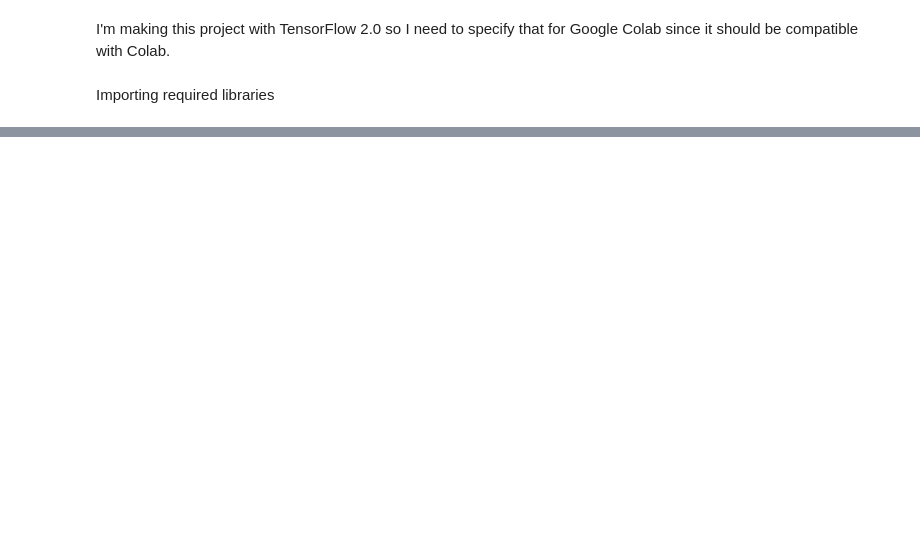
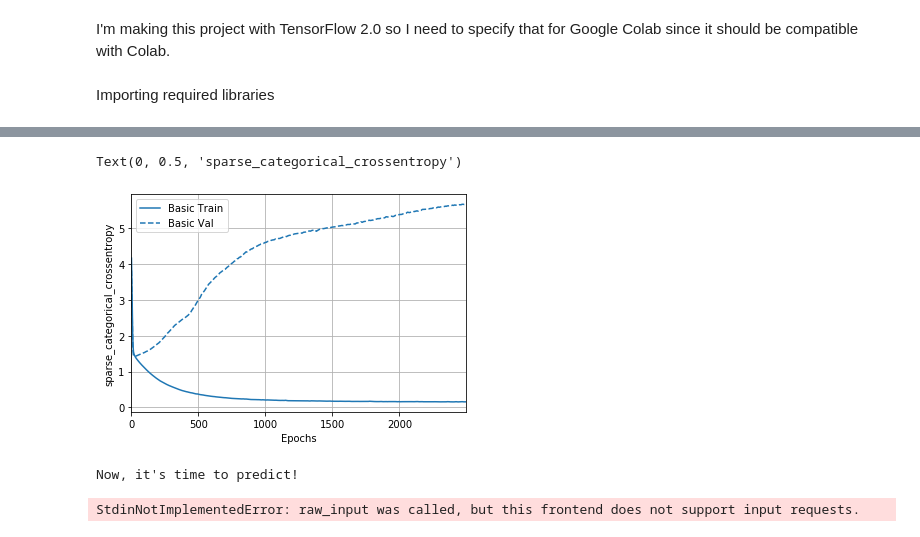
Before and after one commit to msteknoadam/country_religion_predictor, a Jupyter notebook: colab.ipynb, the cells around one changed output, grey strips where cells are left out. Cells and saved outputs as stored; diff of their text form; code cells hidden in the pictures; blank space fills up the shorter version.

```diff
--- a/colab.ipynb
+++ b/colab.ipynb
@@ -35,0 +66,11 @@ Importing dataset from UCI's database.
+# %%
+train_dataset = dataset
+train_dataset = train_dataset.drop('Religion', axis = 1)
+
+train_stats = train_dataset.describe()
+train_stats = train_stats.transpose()
+
+train_labels = dataset['Religion']
+print(train_labels)
+print(train_dataset.tail())
+religion_dict = ['Catholic', 'Other Christian', 'Muslim', 'Buddhist', 'Hindu', 'Ethnic', 'Marxist', 'Others']
@@ -35,0 +96,15 @@ Importing dataset from UCI's database.
+# %%
+def build_model():
+  model = tf.keras.Sequential([
+    layers.Dense(64, activation='relu', input_shape=[len(train_dataset.keys())]),
+    layers.Dense(64, activation='relu'),
+    layers.Dense(len(train_dataset), activation='softmax')
+  ])
+
+  model.compile(loss='sparse_categorical_crossentropy', optimizer='adam',
+                metrics=['sparse_categorical_crossentropy'])
+  return model
+
+model = build_model()
+
+model.summary()
@@ -35,0 +126,8 @@ Importing dataset from UCI's database.
+# %%
+# example_batch = train_dataset[:10]
+# example_result = model.predict(example_batch)
+# print(example_result)
+
+EPOCHS = 2500
+
+history = model.fit(train_dataset, train_labels, epochs=EPOCHS, validation_split = 0.2, callbacks=[tfdocs.modeling.EpochDots()])
@@ -35,0 +152,28 @@ Importing dataset from UCI's database.
+# %%
+hist = pd.DataFrame(history.history)
+hist['epoch'] = history.epoch
+# print(hist.tail())
+
+plotter = tfdocs.plots.HistoryPlotter(smoothing_std=2)
+
+plotter.plot({'Basic': history}, metric = "sparse_categorical_crossentropy")
+# plt.ylim([0, 20])
+plt.ylabel('sparse_categorical_crossentropy')
+# %% [output]
+Text(0, 0.5, 'sparse_categorical_crossentropy')
+[figure, added]
+# %%
+print("Now, it's time to predict!")
+predZone = input("In which geographic quadrant (based on Greenwich and the Equator) is that country? (Enter 1 for North-East, 2 for South-East, 3 for South-West and 4 for North-West)")
+predLang = input("What language is being spoken in that country? (1=English, 2=Spanish, 3=French, 4=German, 5=Slavic, 6=Other Indo-European, 7=Chinese, 8=Arabic, 9=Japanese/Turkish/Finnish/Magyar, 10=Others)")
+predStripes = input("How many stripes are there in that country's flag?")
+predColours = input("How many DIFFERENT colours are there in that country's flag?")
+predSunStars = input("How many suns or stars are there in that country's flag?")
+predIcon = input("Are there any kind of inanimate images (e.g., a boat) on that country's flag? (Type 1 for yes, 0 for no)")
+predAnimate = input("Are there any kind of animate images (e.g., an eagle, a tree, a human hand) on that country's flag? (Type 1 for yes, 0 for no)")
+predText = input("Are there any letters or writing on the flag (e.g., a motto or slogan) on that country's flag? (Type 1 for yes, 0 for no)")
+predData = [predZone, predLang, predStripes, predColours, predSunStars, predIcon, predAnimate, predText]
+prediction = model.predict(predData)
+# %% [output]
+Now, it's time to predict!
+StdinNotImplementedError: raw_input was called, but this frontend does not support input requests.
```
Also changed, not shown: parts of 8 cells of this notebook, 1 other file.
